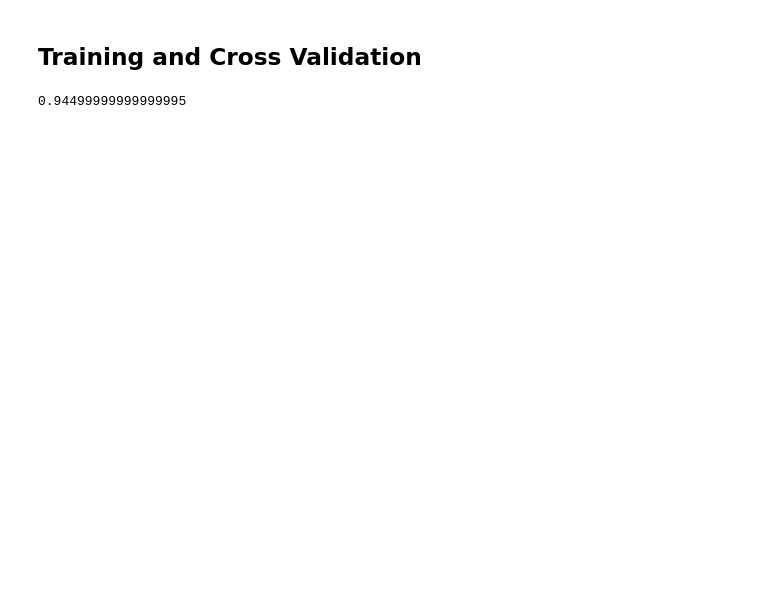
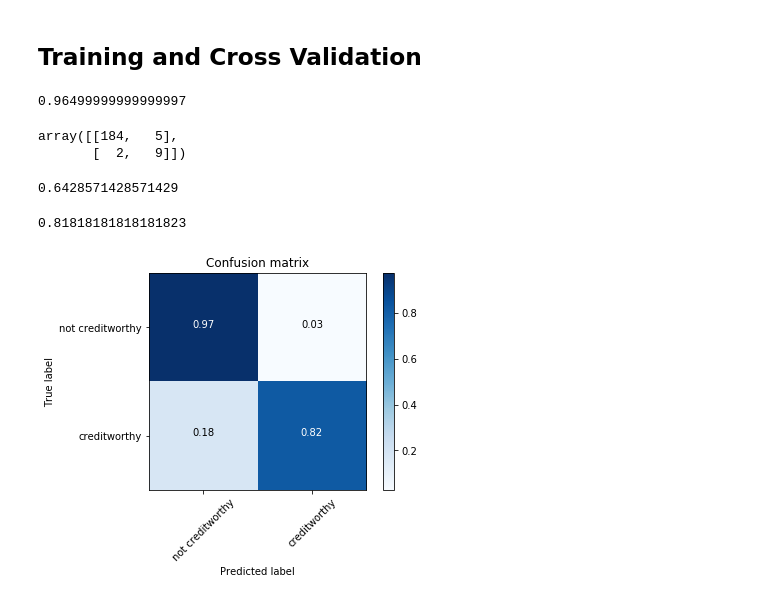
Before and after one commit to boscoybarra/Classifier_CoreML, a Jupyter notebook: Classifier.ipynb, the cells around one changed output. Drawn from its saved outputs; the diff is of its cells as text; code cells hidden in the pictures; blank space fills up the shorter version.

Commit message:
making model more powerful with recall and precision estimations

```diff
--- a/Classifier.ipynb
+++ b/Classifier.ipynb
@@ -176,7 +176,9 @@ credit_.head()
 # %% [markdown]
 ## Training and Cross Validation
 # %%
-X = credit_[["Age", "Education", "Student", "Married"]]
+# X = credit_[["Age", "Education", "Student", "Married"]]
+X = credit_[["Income", "Education", "Student", "Married"]]
+
 y = credit_["Creditworthy"]
 
 # You're selecting four of the features on which to train the model.
@@ -197,4 +199,22 @@ y_score = estimator.predict_proba(X_test)[:, 0]
 # %%
 accuracy_score(y_true=y_true, y_pred=y_pred)
 # %% [output]
-0.94499999999999995
+0.96499999999999997
+# %%
+confusion_matrix(y_true=y_true, y_pred=y_pred)
+# %% [output]
+array([[184,   5],
+       [  2,   9]])
+# %%
+precision_score(y_true=y_true, y_pred=y_pred)
+# %% [output]
+0.6428571428571429
+# %%
+recall_score(y_true=y_true, y_pred=y_pred)
+# %% [output]
+0.81818181818181823
+# %%
+plot_confusion_matrix(cm=confusion_matrix(y_true=y_true, y_pred=y_pred),
+                      class_names=["not creditworthy", "creditworthy"])
+# %% [output]
+[figure, added]
```
